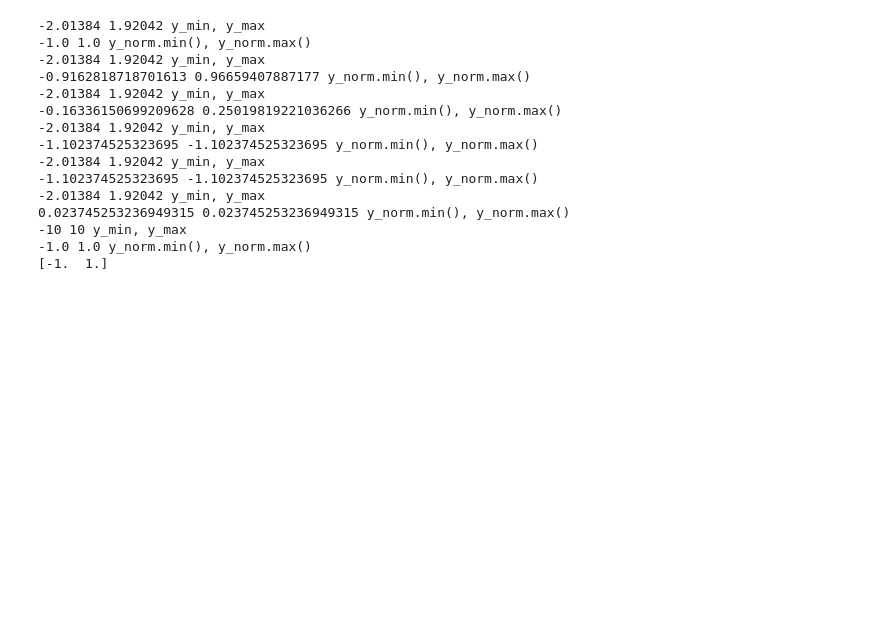
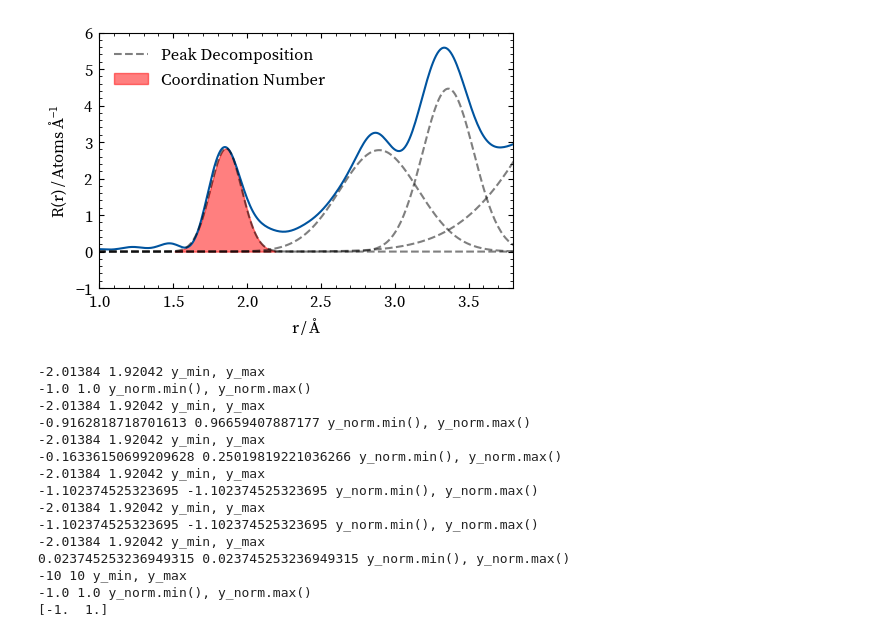
Before and after one commit to BenjaminMD/BoehmitePDF, a Jupyter notebook: main.ipynb, the cells around one changed output. Saved outputs shown, nothing was run; the diff lists cells and outputs as text; code cells hidden in the pictures; blank space fills up the shorter version.

```diff
--- a/main.ipynb
+++ b/main.ipynb
@@ -24,0 +68,61 @@ fit.dw.save_results(fit.recipe, "", "results", "200", fit.phases)
+# %%
+from ezplot import plot_defaults
+import matplotlib.pyplot as plt
+from scipy.optimize import curve_fit
+import diffpy.srfit.pdf.characteristicfunctions as CF
+
+import numpy as np
+
+
+def line(x, a, b):
+    return a * x + b
+
+fit.recipe.d4Al2O3_psize = 100
+r, _, gcalc, _, _, _ = get_gr(fit.recipe)
+
+fig, gs = plot_defaults(1, 1)
+ax = fig.add_subplot(gs[0, 0])
+
+
+fit.recipe.d4Al2O3_psize = 10
+r, _, gcalc, _, _, _ = get_gr(fit.recipe)
+
+popt, pcov = curve_fit(line, r[r < 1.75], gcalc[r < 1.75])
+
+def gaus(x, a, x0, sigma):
+    return a * np.exp(-(x - x0)**2 / (2 * sigma**2))
+Rr = gcalc/gcalc.max() * r - 4 * np.pi * r**2 * 0.3 * popt[1]
+
+ax.plot(r, Rr)
+ax.set_xlim(1, 3.8)
+ax.set_ylim(-1, 6)
+ax.set_ylabel("R(r)$\,/\,\mathrm{Atoms}\,\mathrm{\AA}^{-1}$")
+ax.set_xlabel("r$\,/\,\mathrm{\AA}$")
+
+def fourgaus(x, a1, x1, sigma1, a2, x2, sigma2, a3, x3, sigma3, a4, x4, sigma4):
+    return gaus(x, a1, x1, sigma1) + gaus(x, a2, x2, sigma2) + gaus(x, a3, x3, sigma3) + gaus(x, a4, x4, sigma4)
+
+
+
+
+gpopt, _ = curve_fit(fourgaus, r[(r > 1.5) & (r < 4.6)], Rr[(r > 1.5) & (r < 4.6)], p0=[3, 1.85, 0.13, 3, 2.86, 0.23, 5.4, 3.35, 0.2, 0.5, 4.5, 1])
+
+#ax.plot(r, fourgaus(r, *gpopt), c="k", alpha=0.5, linestyle="--", label=r"Atomic Density $\rho_0$")
+gpopt[0] += 0.06
+gpopt[1] -= 0.01
+gpopt[2] -= 0.02
+gpopt[4] += 0.05
+ax.plot(r, gaus(r, *gpopt[:3]), c="k", alpha=0.5, linestyle="--", label="Peak Decomposition")
+ax.plot(r, gaus(r, *gpopt[3:6]), c="k", alpha=0.5, linestyle="--")
+ax.plot(r, gaus(r, *gpopt[6:9]), c="k", alpha=0.5, linestyle="--")
+ax.plot(r, gaus(r, *gpopt[9:]), c="k", alpha=0.5, linestyle="--")
+
+rl = r[(r > 1.5) & (r < 2.2)]
+ax.fill_between(rl, gaus(rl, *gpopt[:3]), 0, alpha=0.5, color="red", label=r"Coordination Number")
+
+rlim = r[(r > 3.1) & (r < 3.8)]
+#ax.fill_between(rlim, line(rlim, *popt) + 0.05, 0.8 * gcalc[(r > 3.1) & (r < 3.8)]/gcalc.max(), alpha=0.5, color="k", label=r"Peak Area")
+ax.legend(frameon=False)
+plt.savefig("density.pdf")
+# %% [output]
+[figure, added]
```
Also changed, not shown: parts of 4 cells of this notebook, 5 other files.
